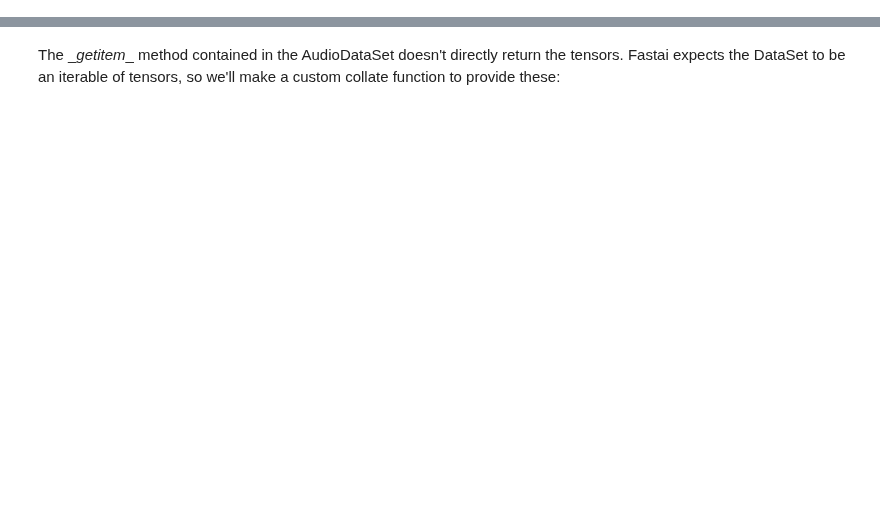
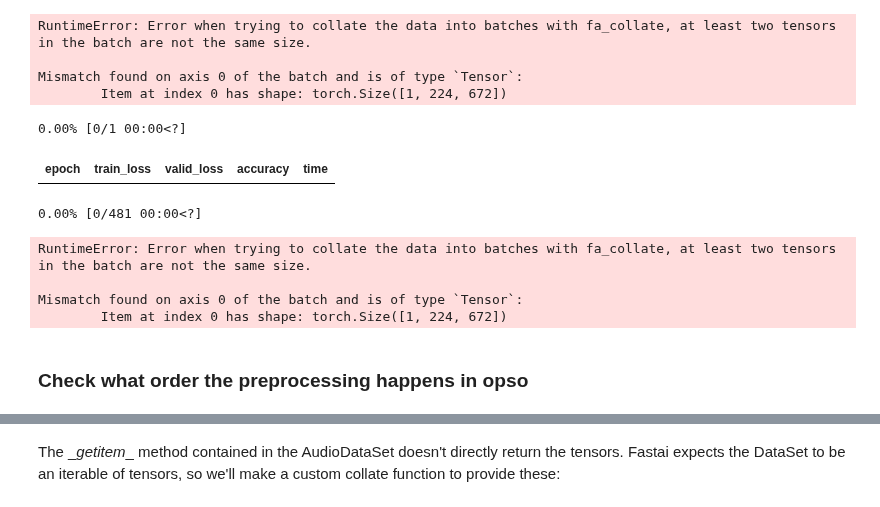
Before and after one commit to Mgallimore88/osfl_cnn_recognizer, a Jupyter notebook: notebooks/exploratory_nbs/1.14-mjg-osfl-check-build-dataset.ipynb, the cells around one changed output, grey strips where cells are left out. Cells and saved outputs as stored; diff of their text form; code cells hidden in the pictures; blank space fills up the shorter version.

```diff
--- a/notebooks/exploratory_nbs/1.14-mjg-osfl-check-build-dataset.ipynb
+++ b/notebooks/exploratory_nbs/1.14-mjg-osfl-check-build-dataset.ipynb
@@ -41,0 +156,15 @@ osfl_dls[0].one_batch()
+# %%
+train_dataloader = DataLoader(
+    train_dataset,
+    bs=16,
+    shuffle=True,
+    before_batch = opso.ml.utils.collate_audio_samples_to_tensors, # either this or the collate_fn
+    # collate_fn = opso.ml.utils.collate_audio_samples_to_tensors
+)
+valid_dataloader = DataLoader(
+    valid_dataset,
+    bs=16,
+    shuffle=True,
+    before_batch = opso.ml.utils.collate_audio_samples_to_tensors,
+    # collate_fn = opso.ml.utils.collate_audio_samples_to_tensors
+)
@@ -41,0 +190,22 @@ osfl_dls[0].one_batch()
+# %%
+dls = DataLoaders(train_dataloader, valid_dataloader, device="cpu")
+# %%
+dls.one_batch()
+# %% [output]
+RuntimeError: Error when trying to collate the data into batches with fa_collate, at least two tensors in the batch are not the same size.
+
+Mismatch found on axis 0 of the batch and is of type `Tensor`:
+        Item at index 0 has shape: torch.Size([1, 224, 672])
+# %%
+learn = Learner(dls, resnet18(), metrics=accuracy, loss_func=nn.CrossEntropyLoss())
+learn.fit_one_cycle(1, 1e-3)
+# %% [output]
+0.00% [0/1 00:00<?]
+| epoch | train_loss | valid_loss | accuracy | time |
+0.00% [0/481 00:00<?]
+RuntimeError: Error when trying to collate the data into batches with fa_collate, at least two tensors in the batch are not the same size.
+
+Mismatch found on axis 0 of the batch and is of type `Tensor`:
+        Item at index 0 has shape: torch.Size([1, 224, 672])
+# %% [markdown]
+### Check what order the preprocessing happens in opso
```
Also changed, not shown: parts of 46 cells of this notebook, 2 other files.
